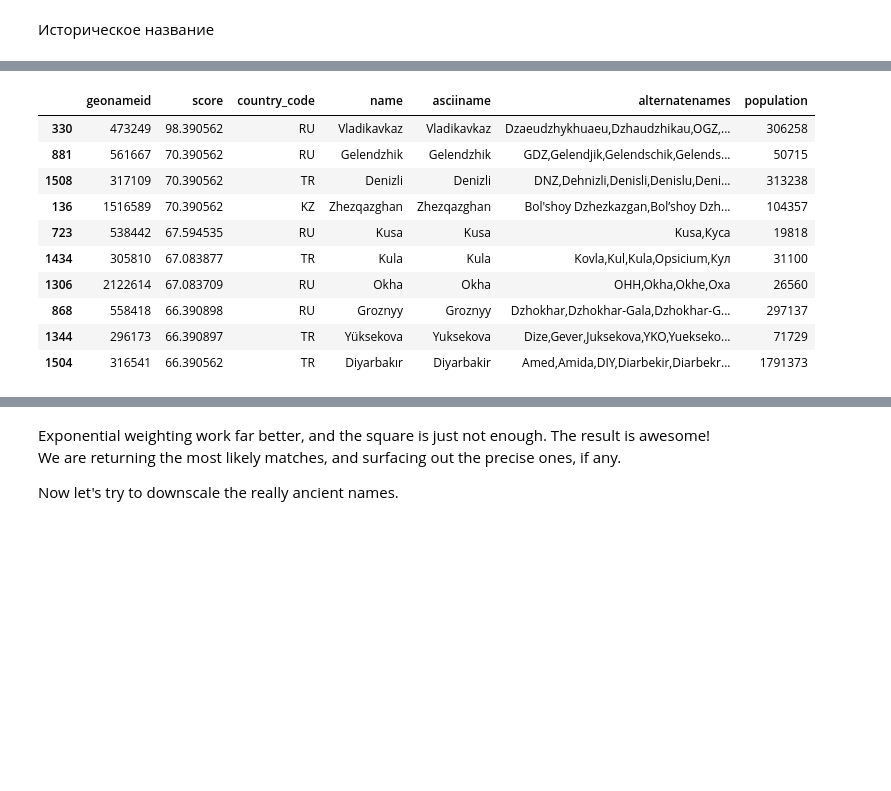
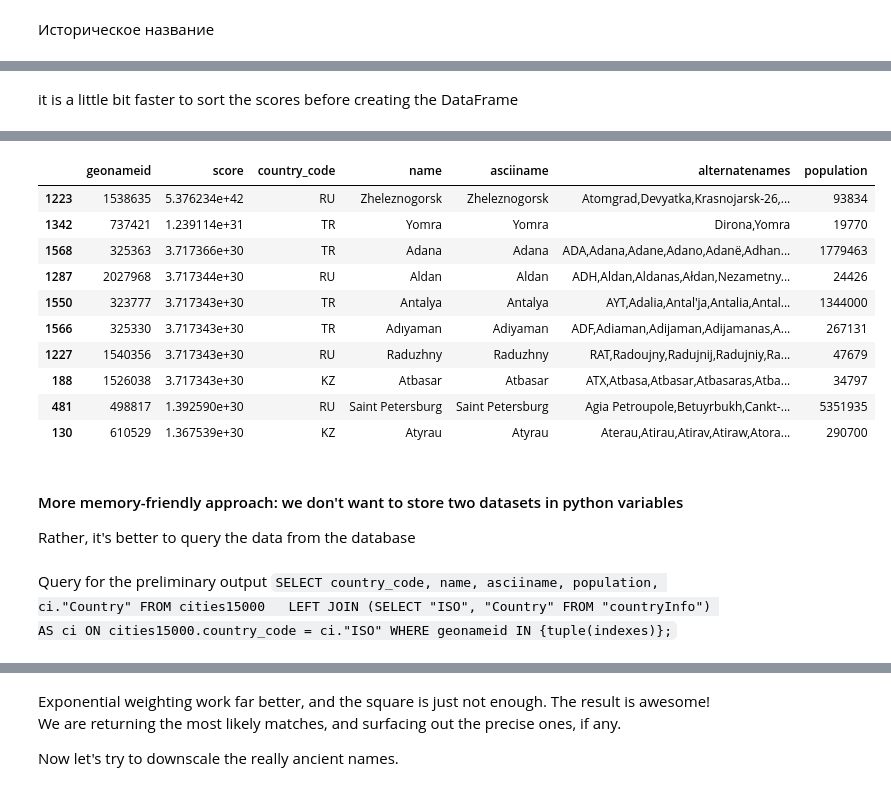
Before and after one commit to krairy/geonames, a Jupyter notebook: scripts/main.ipynb, the cells around one changed output, grey strips where cells are left out. Drawn from its saved outputs; the diff is of its cells as text; code cells hidden in the pictures; blank space fills up the shorter version.

```diff
--- a/scripts/main.ipynb
+++ b/scripts/main.ipynb
@@ -413,6 +413,6 @@ FROM cities15000
 WHERE country_code IN ('AM', 'BY', 'GE', 'KG', 'KZ', 'RU', 'RS', 'TR')
 '''
 
-df_ = pd.read_sql_query(query, con=engine)
-df_.head()
+df = pd.read_sql_query(query, con=engine, index_col = 'geonameid')
+df.head()
 # %% [output]
@@ -469,10 +469,10 @@ from transliterate import slugify
 from transliterate import detect_language
 import numpy as np
 # %%
-altnames = [l.split(',') if l else [None] for l in df_.alternatenames.values]
-names=df_.name.values
+altnames = [l.split(',') if l else [None] for l in df.alternatenames.values]
+names=df.name.values
 #altnames_tuples = np.array(altnames_tuples)#.pad(None)
 for i in range(len(altnames)):
     #altnames_tuples[i] = np.pad(altnames_tuples[i], (0, len(altnames_tuples[i])), 'constant', constant_values=(None))
     altnames[i].append(names[i])
-d = {ind: n for ind, n in zip(df_.index, altnames)}
+d = {ind: n for ind, n in zip(df.index, altnames)}
@@ -528,8 +527,8 @@ Wall time: 245 ms
 # %%
 %%time
 k=100 ## number of suggestions
-# query = input()
-query = 'Атомград'
+query = 'Сталинград'
+#query = 'Атомград'
 
 search(query, k)
 # %% [output]
@@ -569,7 +569,7 @@ def search_parabolic(query, k=10):
     result.insert(1, column='score', value=list(sorted_scores.values())[:k]) # insert the scores
     return result# df_.loc[indexes]
 # %%
-def search_softmax(query, k=10):
+def search_exp(query, k=10):
     "The rapid fuzzy search - scoring with exponent mean difference (like RMSD but with exp and log)"
     if detect_language(query) is not None:
         query = slugify(query)
@@ -578,11 +578,11 @@ def search_softmax(query, k=10):
     for ind, name_list in d.items(): ## for each city calculate similarity scores with evry alternative name
         _ = np.array(process.extract(query, name_list))
         # Calculate the exponent
-        scores[ind] = np.exp(_[:, 1].astype(int)).sum() # sum up the squares of the scores...
-        scores[ind] = scores[ind] / len(_) #  ...normalize by the length and take the root
+        scores[ind] = np.exp(_[:, 1].astype(int)).sum() / len(_) # sum up the squares of the scores...
+        scores[ind] = np.log(scores[ind])  #  ...take the reverse function
 
     sorted_scores = dict(sorted(scores.items(), key=lambda item: item[1], reverse=True)) # sorting the name groups by the match score
     indexes = list(sorted_scores)[:k] # select the DatFrame indicies of the top k
-    result = df_.loc[indexes] # return the maches in the desired form
+    result = df.loc[indexes] # return the maches in the desired form
     result.insert(1, column='score', value=list(sorted_scores.values())[:k]) # insert the scores
     return result# df_.loc[indexes]
@@ -623,8 +705,10 @@ result # df_.loc[indexes]
+# %% [markdown]
+it is a little bit faster to sort the scores before creating the DataFrame
 # %%
 %%time
 k=10 ## number of suggestions
 # query = input()
-query = 'Dzaeudzhykhuaeu'
+query = 'Atomgrad'
 
-search_softmax(query, k)
+search_exp(query, k)
 # %% [output]
@@ -633,11 +717,21 @@ Wall time: 411 ms
 |  | geonameid | score | country_code | name | asciiname | alternatenames | population |
-| 330 | 473249 | 98.390562 | RU | Vladikavkaz | Vladikavkaz | Dzaeudzhykhuaeu,Dzhaudzhikau,OGZ,... | 306258 |
-| 881 | 561667 | 70.390562 | RU | Gelendzhik | Gelendzhik | GDZ,Gelendjik,Gelendschik,Gelends... | 50715 |
-| 1508 | 317109 | 70.390562 | TR | Denizli | Denizli | DNZ,Dehnizli,Denisli,Denislu,Deni... | 313238 |
-| 136 | 1516589 | 70.390562 | KZ | Zhezqazghan | Zhezqazghan | Bol'shoy Dzhezkazgan,Bol’shoy Dzh... | 104357 |
-| 723 | 538442 | 67.594535 | RU | Kusa | Kusa | Kusa,Куса | 19818 |
-| 1434 | 305810 | 67.083877 | TR | Kula | Kula | Kovla,Kul,Kula,Opsicium,Кул | 31100 |
-| 1306 | 2122614 | 67.083709 | RU | Okha | Okha | OHH,Okha,Okhe,Оха | 26560 |
-| 868 | 558418 | 66.390898 | RU | Groznyy | Groznyy | Dzhokhar,Dzhokhar-Gala,Dzhokhar-G... | 297137 |
-| 1344 | 296173 | 66.390897 | TR | Yüksekova | Yuksekova | Dize,Gever,Juksekova,YKO,Yuekseko... | 71729 |
-| 1504 | 316541 | 66.390562 | TR | Diyarbakır | Diyarbakir | Amed,Amida,DIY,Diarbekir,Diarbekr... | 1791373 |
+| 1223 | 1538635 | 5.376234e+42 | RU | Zheleznogorsk | Zheleznogorsk | Atomgrad,Devyatka,Krasnojarsk-26,... | 93834 |
+| 1342 | 737421 | 1.239114e+31 | TR | Yomra | Yomra | Dirona,Yomra | 19770 |
+| 1568 | 325363 | 3.717366e+30 | TR | Adana | Adana | ADA,Adana,Adane,Adano,Adanë,Adhan... | 1779463 |
+| 1287 | 2027968 | 3.717344e+30 | RU | Aldan | Aldan | ADH,Aldan,Aldanas,Ałdan,Nezametny... | 24426 |
+| 1550 | 323777 | 3.717343e+30 | TR | Antalya | Antalya | AYT,Adalia,Antal'ja,Antalia,Antal... | 1344000 |
+| 1566 | 325330 | 3.717343e+30 | TR | Adıyaman | Adiyaman | ADF,Adiaman,Adijaman,Adijamanas,A... | 267131 |
+| 1227 | 1540356 | 3.717343e+30 | RU | Raduzhny | Raduzhny | RAT,Radoujny,Radujnij,Radujniy,Ra... | 47679 |
+| 188 | 1526038 | 3.717343e+30 | KZ | Atbasar | Atbasar | ATX,Atbasa,Atbasar,Atbasaras,Atba... | 34797 |
+| 481 | 498817 | 1.392590e+30 | RU | Saint Petersburg | Saint Petersburg | Agia Petroupole,Betuyrbukh,Cankt-... | 5351935 |
+| 130 | 610529 | 1.367539e+30 | KZ | Atyrau | Atyrau | Aterau,Atirau,Atirav,Atiraw,Atora... | 290700 |
+# %% [markdown]
+#### More memory-friendly approach: we don't want to store two datasets in python variables
+Rather, it's better to query the data from the database
+# %% [markdown]
+Query for the preliminary output
+``SELECT country_code, name, asciiname, population, ci."Country"
+FROM cities15000
+LEFT JOIN (SELECT "ISO", "Country" FROM "countryInfo") AS ci
+ON cities15000.country_code = ci."ISO"
+WHERE geonameid IN {tuple(indexes)};``
```
Also changed, not shown: parts of 17 cells of this notebook, 1 other file.
